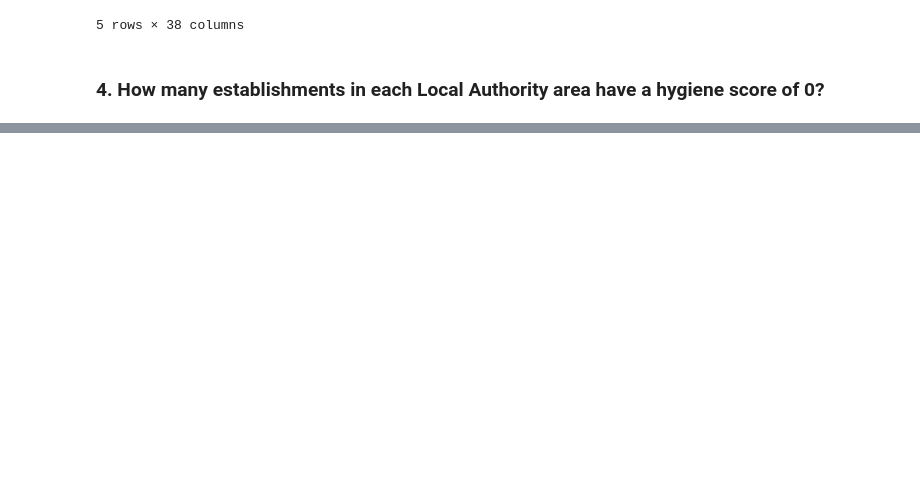
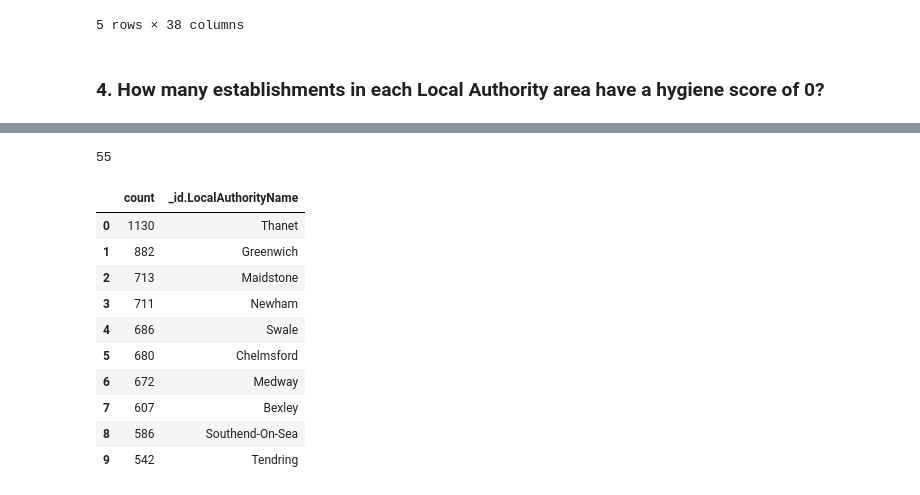
Before and after one commit to joelpangilinan/nosql-challenge, a Jupyter notebook: NoSQL_analysis_starter.ipynb, the cells around one changed output, grey strips where cells are left out. Saved outputs shown, nothing was run; the diff lists cells and outputs as text; code cells hidden in the pictures; blank space fills up the shorter version.

```diff
--- a/NoSQL_analysis_starter.ipynb
+++ b/NoSQL_analysis_starter.ipynb
@@ -375,4 +355,0 @@ sort_values = {'$sort': { 'count': -1 }}
-# %%
-# Run the pipeline through the aggregate method, cast the results as a list, and save the results to a variable
-results = list(artifacts.aggregate(pipeline))
-pprint(results)
@@ -388,6 +356,23 @@ pprint(results)
+# %%
+# Convert the result to a Pandas DataFrame
+local_authority_hygiene_df = pd.json_normalize(results)
 # %%
-# Convert the result to a Pandas DataFrame
-
 # Display the number of rows in the DataFrame
-
-# Display the first 10 rows of the DataFrame
+len(local_authority_hygiene_df)
+# %% [output]
+55
+# %%
+# Display the first 10 rows of the DataFrame
+local_authority_hygiene_df.head(10)
+# %% [output]
+|  | count | _id.LocalAuthorityName |
+| 0 | 1130 | Thanet |
+| 1 | 882 | Greenwich |
+| 2 | 713 | Maidstone |
+| 3 | 711 | Newham |
+| 4 | 686 | Swale |
+| 5 | 680 | Chelmsford |
+| 6 | 672 | Medway |
+| 7 | 607 | Bexley |
+| 8 | 586 | Southend-On-Sea |
+| 9 | 542 | Tendring |
```
Also changed, not shown: parts of 10 cells of this notebook.
